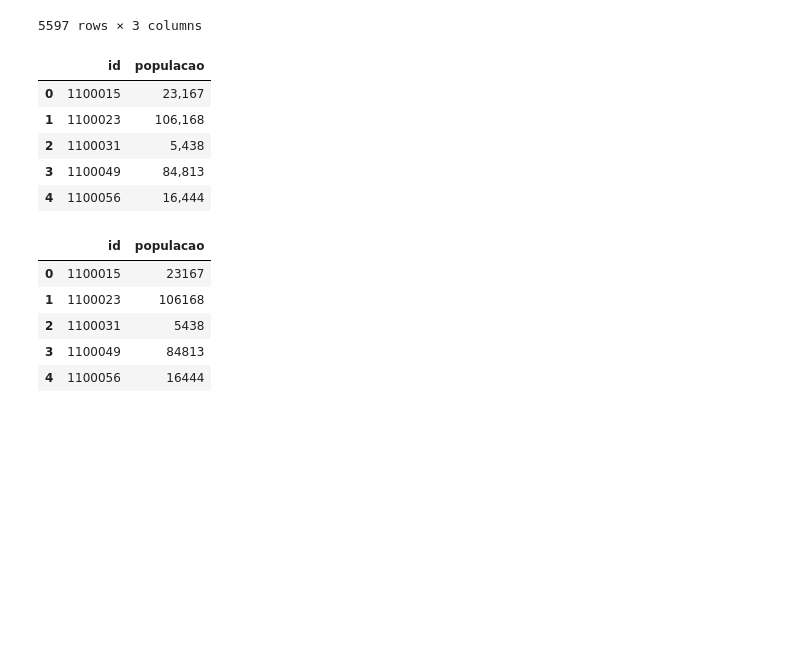
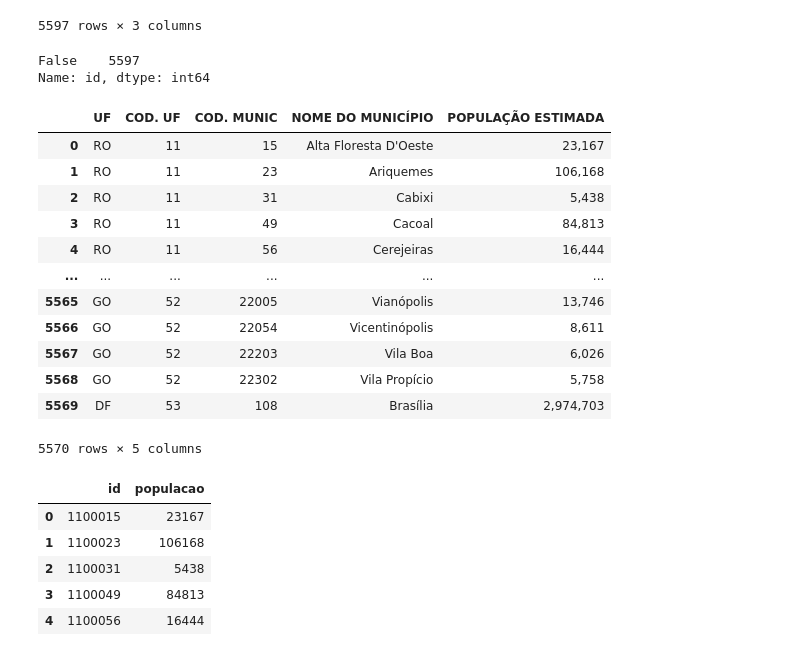
Before and after one commit to patrick-oliveira/ProjetoBD, a Jupyter notebook: processamento_dados.ipynb, the cells around one changed output. Drawn from its saved outputs; the diff is of its cells as text; code cells hidden in the pictures; blank space fills up the shorter version.

```diff
--- a/processamento_dados.ipynb
+++ b/processamento_dados.ipynb
@@ -438,23 +438,35 @@ entidades_federativas
 | 50113 | 5222302 | Vila Propício | 28444.32 |
 | 50114 | 5300108 | Brasília | 85661.39 |
 5597 rows × 3 columns
+# %%
+entidades_federativas['id'].duplicated().value_counts()
+# %% [output]
+False    5597
+Name: id, dtype: int64
+# %%
+populacao_municipios = pd.read_csv('data/populacao_municipios.csv', encoding = 'latin1')
+# %%
+populacao_municipios
+# %% [output]
+|  | UF | COD. UF | COD. MUNIC | NOME DO MUNICÍPIO | POPULAÇÃO ESTIMADA |
+| 0 | RO | 11 | 15 | Alta Floresta D'Oeste | 23,167 |
+| 1 | RO | 11 | 23 | Ariquemes | 106,168 |
+| 2 | RO | 11 | 31 | Cabixi | 5,438 |
+| 3 | RO | 11 | 49 | Cacoal | 84,813 |
+| 4 | RO | 11 | 56 | Cerejeiras | 16,444 |
+| ... | ... | ... | ... | ... | ... |
+| 5565 | GO | 52 | 22005 | Vianópolis | 13,746 |
+| 5566 | GO | 52 | 22054 | Vicentinópolis | 8,611 |
+| 5567 | GO | 52 | 22203 | Vila Boa | 6,026 |
+| 5568 | GO | 52 | 22302 | Vila Propício | 5,758 |
+| 5569 | DF | 53 | 108 | Brasília | 2,974,703 |
+5570 rows × 5 columns
 # %%
+cod_munic = list(populacao)
+
 populacao_municipios = pd.read_csv('data/populacao_municipios.csv', encoding = 'latin1')
-populacao_municipios = populacao_municipios[['NOME DO MUNICÍPIO', ' POPULAÇÃO ESTIMADA ']]
-populacao_municipios.columns = ['nome', 'populacao']
-nomes = list(municipios['nome'])
-ids = list(municipios['id'])
-nomes_to_ids = {nome:ID for nome, ID in zip(nomes, ids)}
-populacao_municipios['nome'] = populacao_municipios['nome'].apply(lambda x: nomes_to_ids[x])
-populacao_municipios.columns = ['id', 'populacao']
-populacao_municipios.head()
+populacao_municipios = populacao_municipios[['NOME DO MUNICÍPIO', 'COD. MUNIC', ' POPULAÇÃO ESTIMADA ']]
+populacao_municipios.columns = ['nome', 'id', 'populacao']
-# %% [output]
-|  | id | populacao |
-| 0 | 1100015 | 23,167 |
-| 1 | 1100023 | 106,168 |
-| 2 | 1100031 | 5,438 |
-| 3 | 1100049 | 84,813 |
-| 4 | 1100056 | 16,444 |
 # %%
 import re
 def f(x):
```
Also changed, not shown: parts of 19 cells of this notebook, 1 other file.
